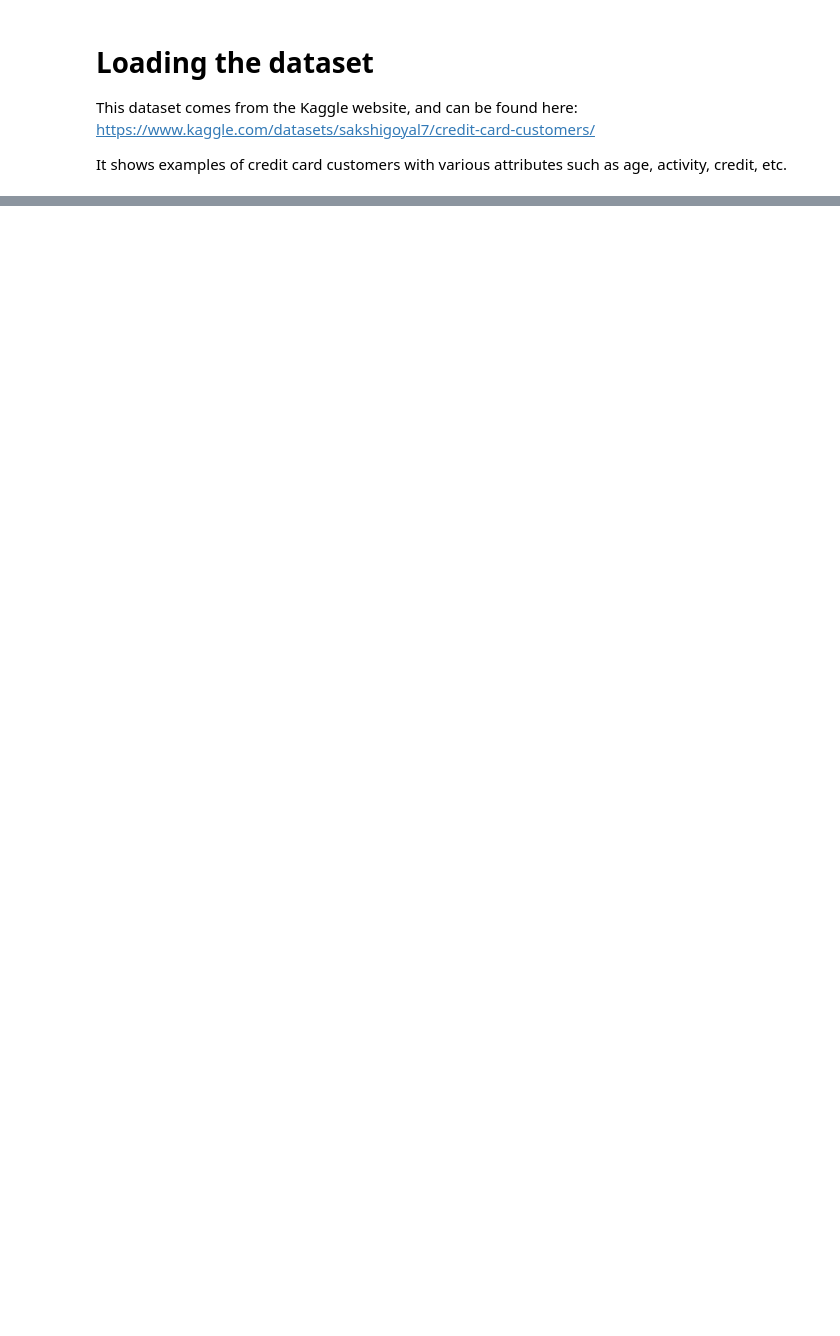
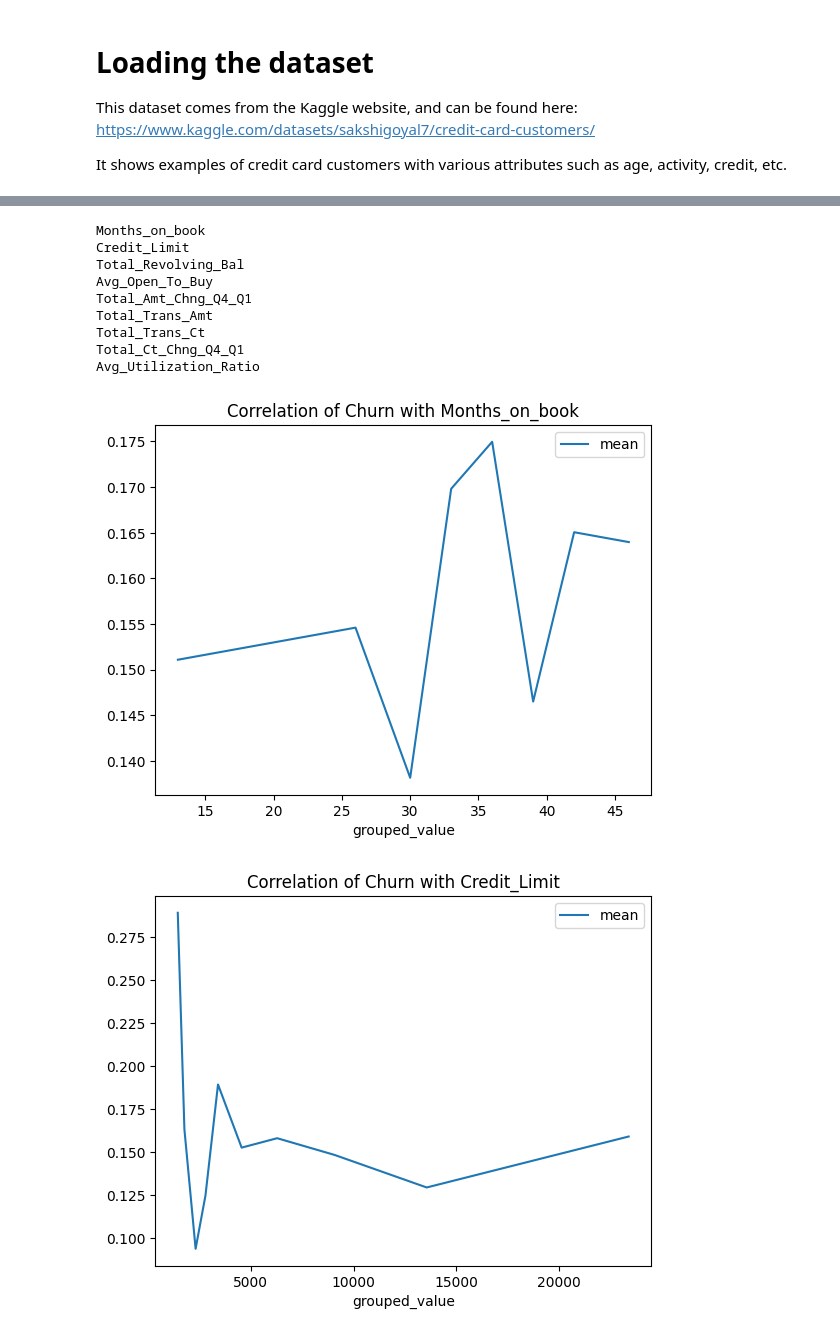
Before and after one commit to ej768/credit_card_customer_churn, a Jupyter notebook: preprocessing_exploration.ipynb, the cells around one changed output, grey strips where cells are left out. Saved outputs shown, nothing was run; the diff lists cells and outputs as text; code cells hidden in the pictures; blank space fills up the shorter version.

```diff
--- a/preprocessing_exploration.ipynb
+++ b/preprocessing_exploration.ipynb
@@ -17,0 +48,14 @@ churn = churn.iloc[:, :-2]
+# %%
+# Categorize columns on data type
+continuous_columns    = ["Customer_Age", "Months_on_book", "Credit_Limit", "Total_Revolving_Bal",
+                         "Avg_Open_To_Buy", "Total_Amt_Chng_Q4_Q1", "Total_Trans_Amt", "Total_Trans_Ct",
+                         "Total_Ct_Chng_Q4_Q1", "Avg_Utilization_Ratio"]
+
+discrete_features    = ["Dependent_count", "Income_Category", "Total_Relationship_Count",
+                        "Months_Inactive_12_mon", "Contacts_Count_12_mon"]
+
+nominal_features     = ["Gender", "Marital_Status", "Education_Level", "Card_Category"]
+
+target               = ["Churned"]
+
+churn[output_feature]
@@ -17,0 +76,23 @@ churn = churn.iloc[:, :-2]
+# %%
+for colname in continuous_columns[1:]:
+    print(colname)
+    # Bin Columns into 10 equal sized bins
+    cuts, bins = pd.qcut(churn[colname], 10, labels=False, retbins=True, duplicates='drop')
+    group = list(map(lambda i: bins[i], cuts))
+
+    # Plot Average Churn over each Bin
+    df = pd.DataFrame({"grouped_value": group, "churn": churn["Churned"]})
+    df = df.groupby("grouped_value")["churn"].agg([('mean','mean')]).reset_index()
+    df.plot(x="grouped_value", y="mean", kind="line", title="Correlation of Churn with {0}".format(colname))
+# %% [output]
+Months_on_book
+Credit_Limit
+Total_Revolving_Bal
+Avg_Open_To_Buy
+Total_Amt_Chng_Q4_Q1
+Total_Trans_Amt
+Total_Trans_Ct
+Total_Ct_Chng_Q4_Q1
+Avg_Utilization_Ratio
+[figure, added]
+[figure, added]
```
Also changed, not shown: parts of 10 cells of this notebook.
